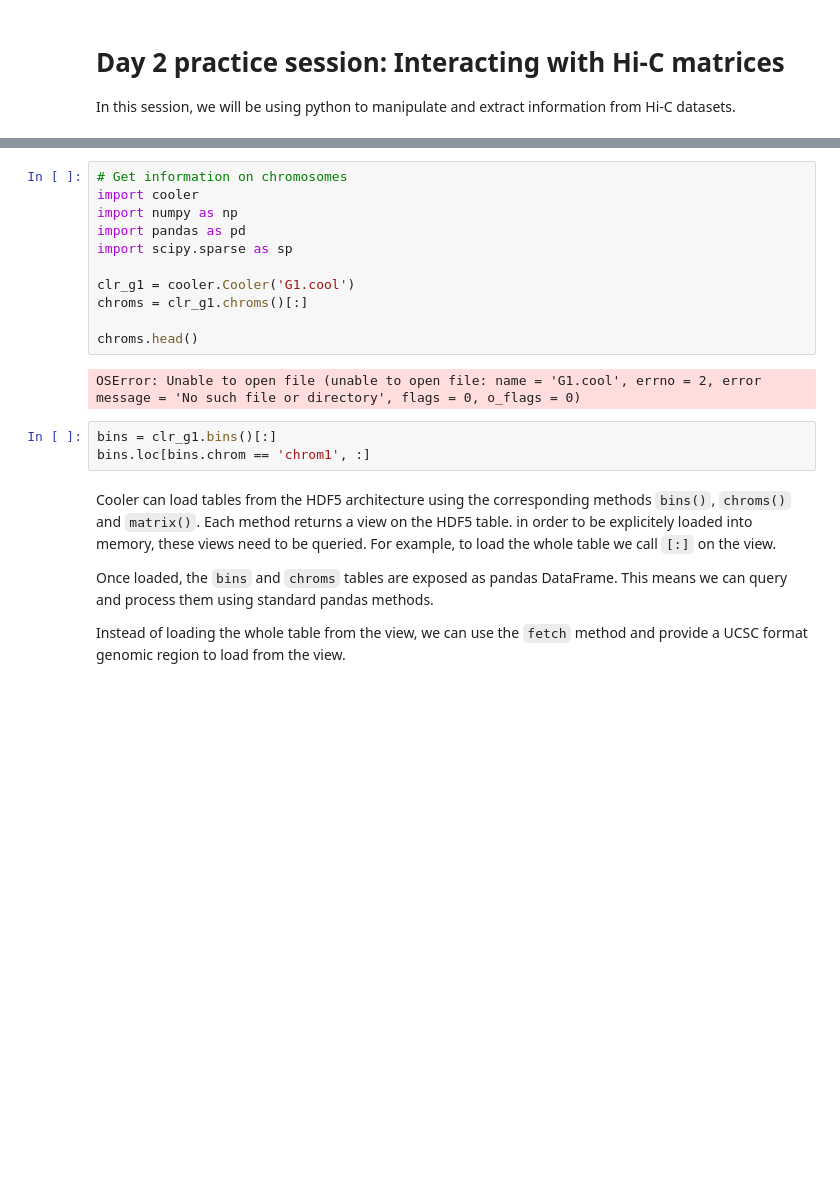
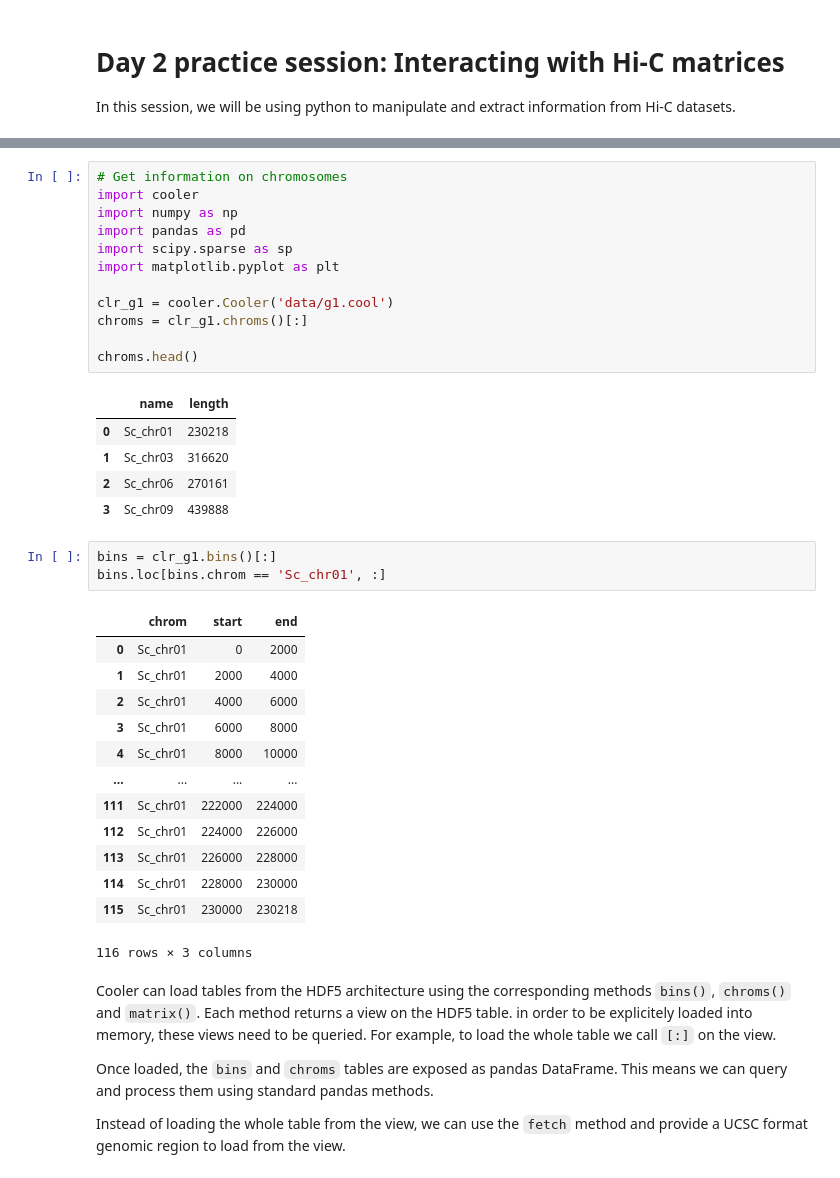
Before and after one commit to cmdoret/NGS-analysis_Physalia_2021, a Jupyter notebook: static/Exercices/day02/matrix_interaction.ipynb, the cells around one changed output, grey strips where cells are left out. Cells and saved outputs as stored; diff of their text form; blank space fills up the shorter version.

```diff
--- a/static/Exercices/day02/matrix_interaction.ipynb
+++ b/static/Exercices/day02/matrix_interaction.ipynb
@@ -15,16 +21,35 @@ import cooler
 import numpy as np
 import pandas as pd
 import scipy.sparse as sp
+import matplotlib.pyplot as plt
 
-clr_g1 = cooler.Cooler('G1.cool')
+clr_g1 = cooler.Cooler('data/g1.cool')
 chroms = clr_g1.chroms()[:]
 
 chroms.head()
 # %% [output]
-OSError: Unable to open file (unable to open file: name = 'G1.cool', errno = 2, error message = 'No such file or directory', flags = 0, o_flags = 0)
+|  | name | length |
+| 0 | Sc_chr01 | 230218 |
+| 1 | Sc_chr03 | 316620 |
+| 2 | Sc_chr06 | 270161 |
+| 3 | Sc_chr09 | 439888 |
 # %%
 bins = clr_g1.bins()[:]
-bins.loc[bins.chrom == 'chrom1', :]
+bins.loc[bins.chrom == 'Sc_chr01', :]
+# %% [output]
+|  | chrom | start | end |
+| 0 | Sc_chr01 | 0 | 2000 |
+| 1 | Sc_chr01 | 2000 | 4000 |
+| 2 | Sc_chr01 | 4000 | 6000 |
+| 3 | Sc_chr01 | 6000 | 8000 |
+| 4 | Sc_chr01 | 8000 | 10000 |
+| ... | ... | ... | ... |
+| 111 | Sc_chr01 | 222000 | 224000 |
+| 112 | Sc_chr01 | 224000 | 226000 |
+| 113 | Sc_chr01 | 226000 | 228000 |
+| 114 | Sc_chr01 | 228000 | 230000 |
+| 115 | Sc_chr01 | 230000 | 230218 |
+116 rows × 3 columns
 # %% [markdown]
 Cooler can load tables from the HDF5 architecture using the corresponding methods `bins()`, `chroms()` and `matrix()`. Each method returns a view on the HDF5 table. in order to be explicitely loaded into memory, these views need to be queried. For example, to load the whole table we call `[:]` on the view.
 
```
Also changed, not shown: parts of 13 cells of this notebook, 2 other files.
